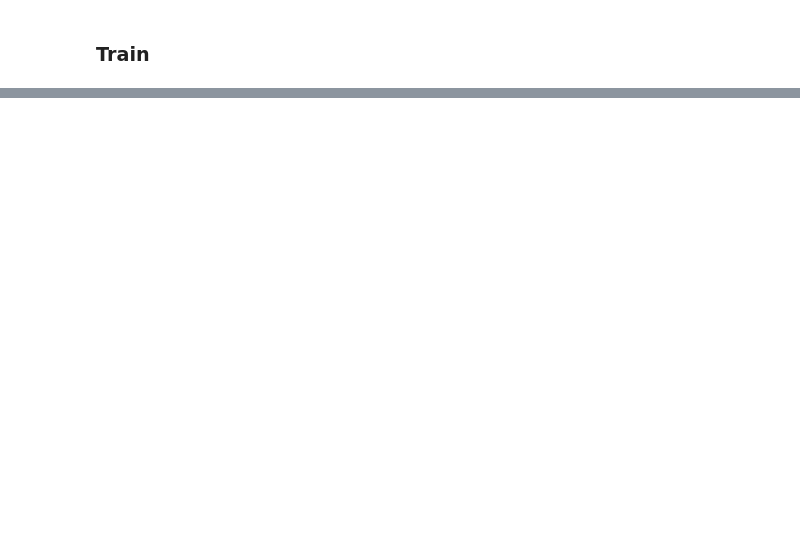
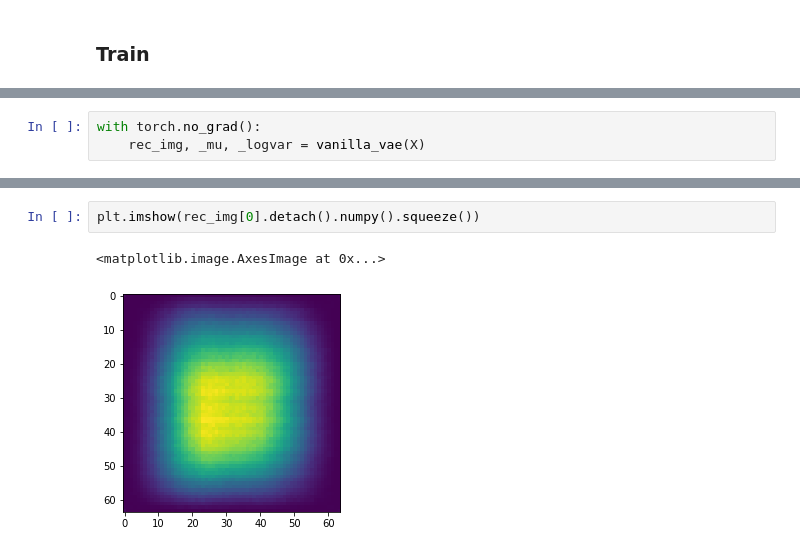
Before and after one commit to oliveradk/cult, a Jupyter notebook: 03a_core.train.ipynb, the cells around one changed output, grey strips where cells are left out. Saved outputs shown, nothing was run; the diff lists cells and outputs as text; blank space fills up the shorter version.

```diff
--- a/03a_core.train.ipynb
+++ b/03a_core.train.ipynb
@@ -136,0 +184,3 @@ KeyboardInterrupt:
+# %%
+with torch.no_grad():
+    rec_img, _mu, _logvar = vanilla_vae(X)
@@ -136,0 +192,5 @@ KeyboardInterrupt:
+# %%
+plt.imshow(rec_img[0].detach().numpy().squeeze())
+# %% [output]
+<matplotlib.image.AxesImage at 0x...>
+[figure, added]
```
Also changed, not shown: parts of 25 cells of this notebook, 1 other file.
